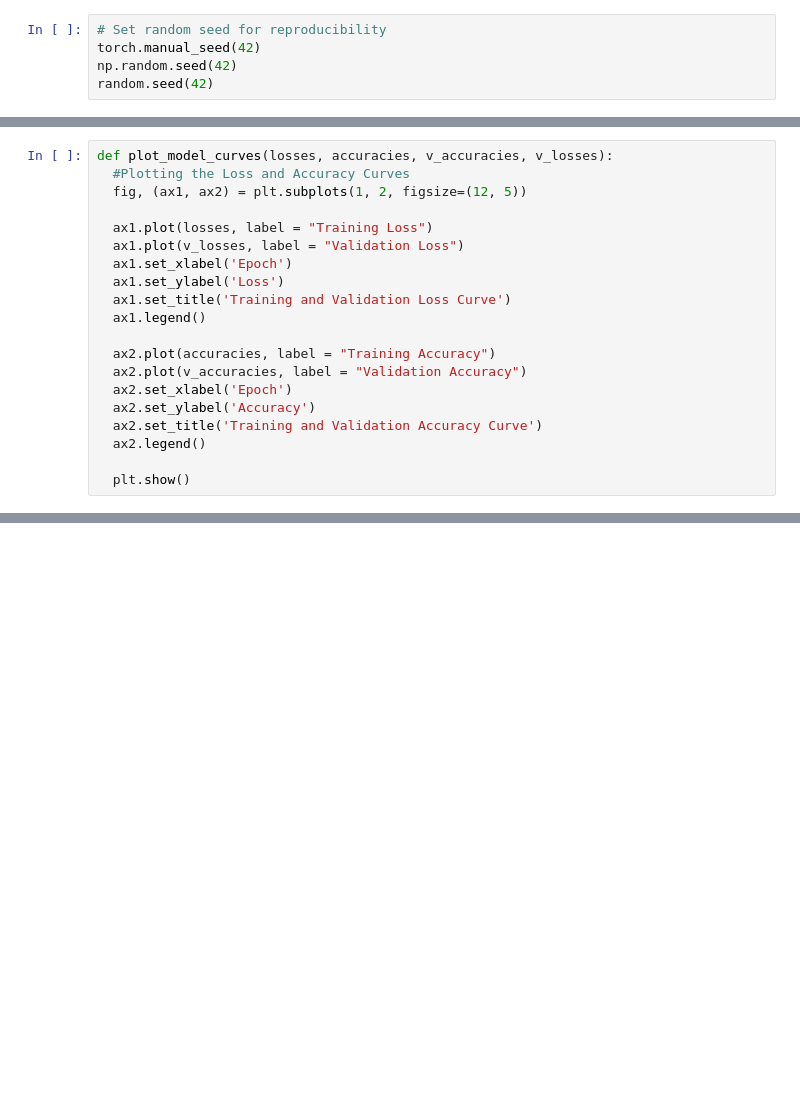
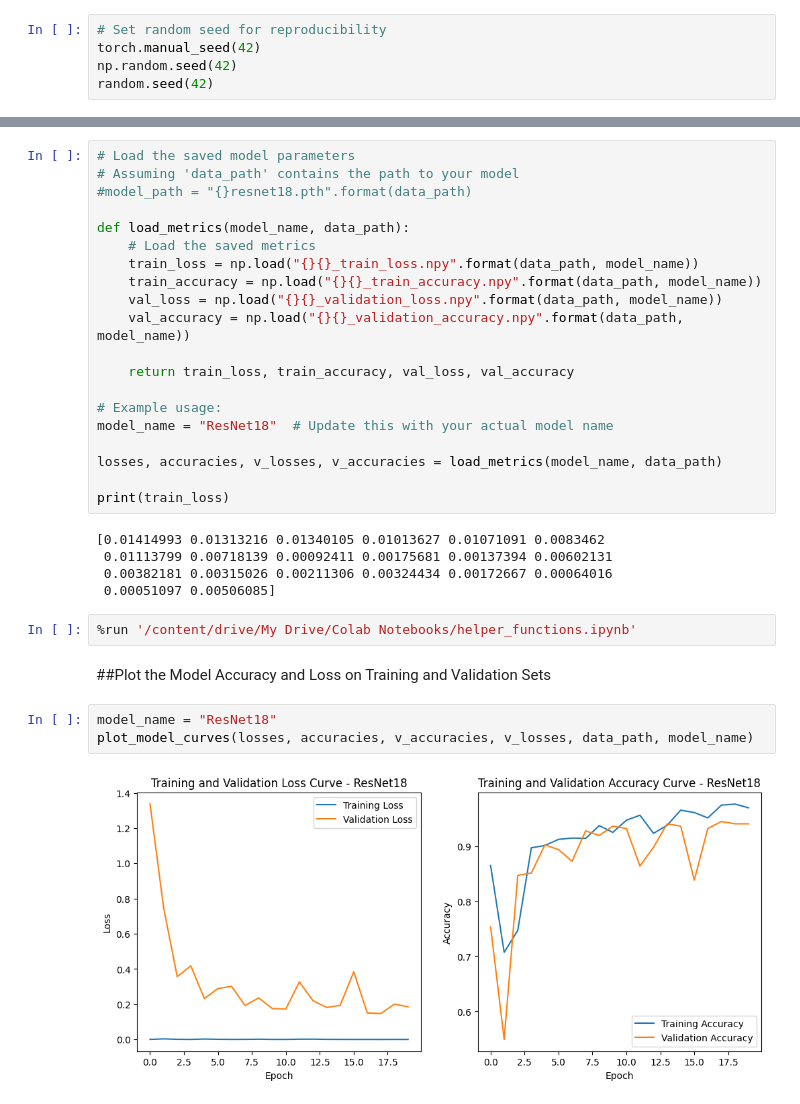
Before and after one commit to bi-horn/CNN_XRay, a Jupyter notebook: CNN_XRay.ipynb, the cells around one changed output, grey strips where cells are left out. Cells and saved outputs as stored; diff of their text form; blank space fills up the shorter version.

```diff
--- a/CNN_XRay.ipynb
+++ b/CNN_XRay.ipynb
@@ -328,20 +133,0 @@ model.load_state_dict(torch.load("{}resnet18.pth".format(data_path)))
-# %%
-def plot_model_curves(losses, accuracies, v_accuracies, v_losses):
-  #Plotting the Loss and Accuracy Curves
-  fig, (ax1, ax2) = plt.subplots(1, 2, figsize=(12, 5))
-
-  ax1.plot(losses, label = "Training Loss")
-  ax1.plot(v_losses, label = "Validation Loss")
-  ax1.set_xlabel('Epoch')
-  ax1.set_ylabel('Loss')
-  ax1.set_title('Training and Validation Loss Curve')
-  ax1.legend()
-
-  ax2.plot(accuracies, label = "Training Accuracy")
-  ax2.plot(v_accuracies, label = "Validation Accuracy")
-  ax2.set_xlabel('Epoch')
-  ax2.set_ylabel('Accuracy')
-  ax2.set_title('Training and Validation Accuracy Curve')
-  ax2.legend()
-
-  plt.show()
@@ -364,0 +146,34 @@ def plot_confusion_mat(_true, _pred, model_name, dataloader, dtype):
+# %%
+# Load the saved model parameters
+# Assuming 'data_path' contains the path to your model
+#model_path = "{}resnet18.pth".format(data_path)
+
+def load_metrics(model_name, data_path):
+    # Load the saved metrics
+    train_loss = np.load("{}{}_train_loss.npy".format(data_path, model_name))
+    train_accuracy = np.load("{}{}_train_accuracy.npy".format(data_path, model_name))
+    val_loss = np.load("{}{}_validation_loss.npy".format(data_path, model_name))
+    val_accuracy = np.load("{}{}_validation_accuracy.npy".format(data_path, model_name))
+
+    return train_loss, train_accuracy, val_loss, val_accuracy
+
+# Example usage:
+model_name = "ResNet18"  # Update this with your actual model name
+
+losses, accuracies, v_losses, v_accuracies = load_metrics(model_name, data_path)
+
+print(train_loss)
+# %% [output]
+[0.01414993 0.01313216 0.01340105 0.01013627 0.01071091 0.0083462
+ 0.01113799 0.00718139 0.00092411 0.00175681 0.00137394 0.00602131
+ 0.00382181 0.00315026 0.00211306 0.00324434 0.00172667 0.00064016
+ 0.00051097 0.00506085]
+# %%
+%run '/content/drive/My Drive/Colab Notebooks/helper_functions.ipynb'
+# %% [markdown]
+##Plot the Model Accuracy and Loss on Training and Validation Sets
+# %%
+model_name = "ResNet18"
+plot_model_curves(losses, accuracies, v_accuracies, v_losses, data_path, model_name)
+# %% [output]
+[figure, added]
```
Also changed, not shown: parts of 26 cells of this notebook.
